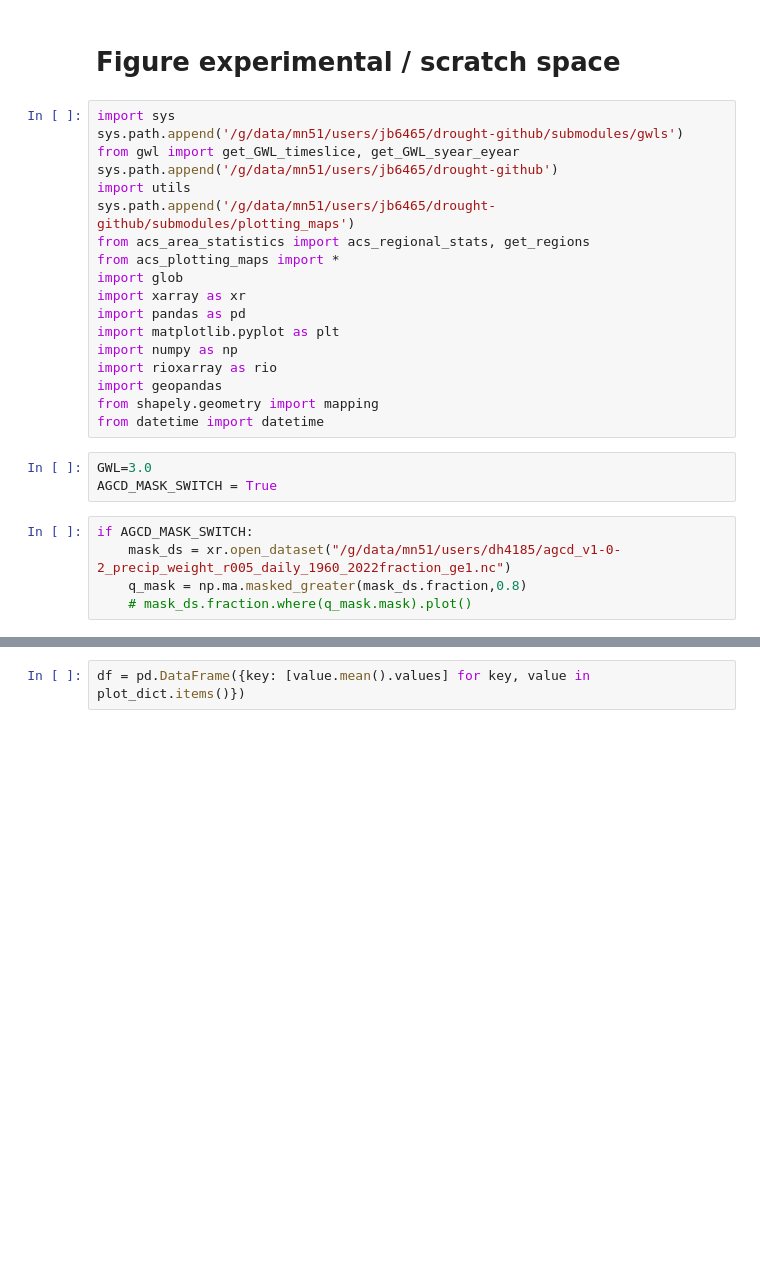
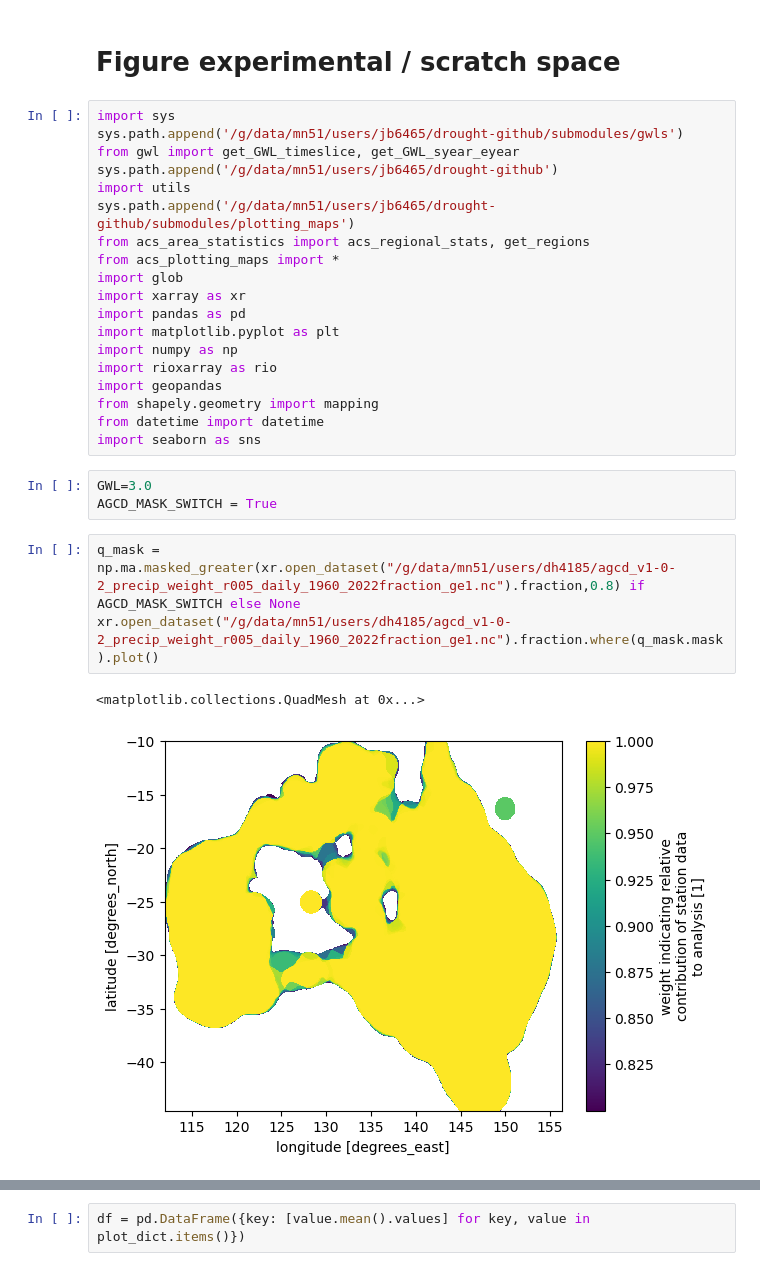
Before and after one commit to AusClimateService/hazards-drought, a Jupyter notebook: spi/scratch_spi.ipynb, the cells around one changed output, grey strips where cells are left out. Saved outputs shown, nothing was run; the diff lists cells and outputs as text; blank space fills up the shorter version.

```diff
--- a/spi/scratch_spi.ipynb
+++ b/spi/scratch_spi.ipynb
@@ -18,13 +18,15 @@ import rioxarray as rio
 import geopandas
 from shapely.geometry import mapping
 from datetime import datetime
+import seaborn as sns
 # %%
 GWL=3.0
 AGCD_MASK_SWITCH = True
 # %%
-if AGCD_MASK_SWITCH:
-    mask_ds = xr.open_dataset("/g/data/mn51/users/dh4185/agcd_v1-0-2_precip_weight_r005_daily_1960_2022fraction_ge1.nc")
-    q_mask = np.ma.masked_greater(mask_ds.fraction,0.8)
-    # mask_ds.fraction.where(q_mask.mask).plot()
+q_mask = np.ma.masked_greater(xr.open_dataset("/g/data/mn51/users/dh4185/agcd_v1-0-2_precip_weight_r005_daily_1960_2022fraction_ge1.nc").fraction,0.8) if AGCD_MASK_SWITCH else None
+xr.open_dataset("/g/data/mn51/users/dh4185/agcd_v1-0-2_precip_weight_r005_daily_1960_2022fraction_ge1.nc").fraction.where(q_mask.mask).plot()
+# %% [output]
+<matplotlib.collections.QuadMesh at 0x...>
+[figure, added]
 # %%
 files = []
```
Also changed, not shown: parts of 27 cells of this notebook, 3 other files.
